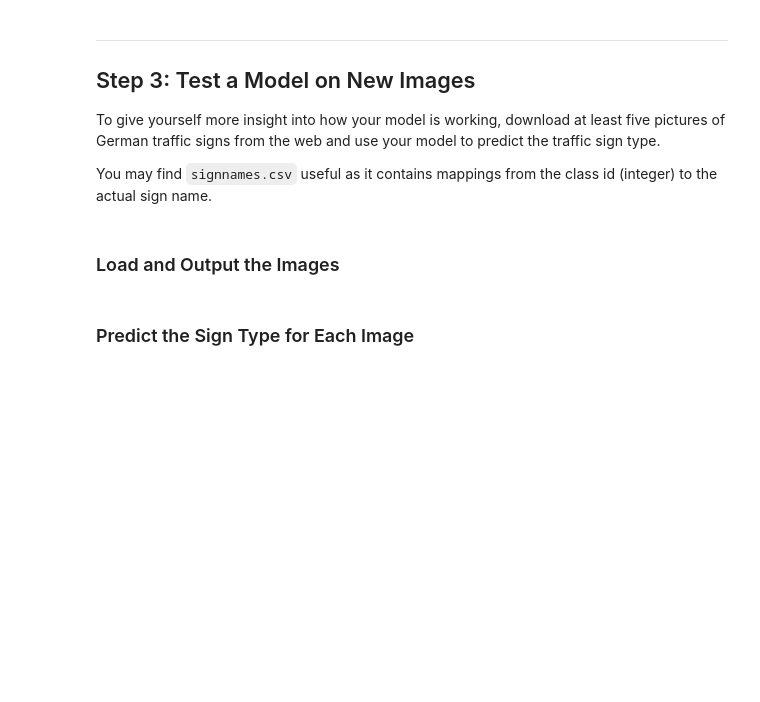
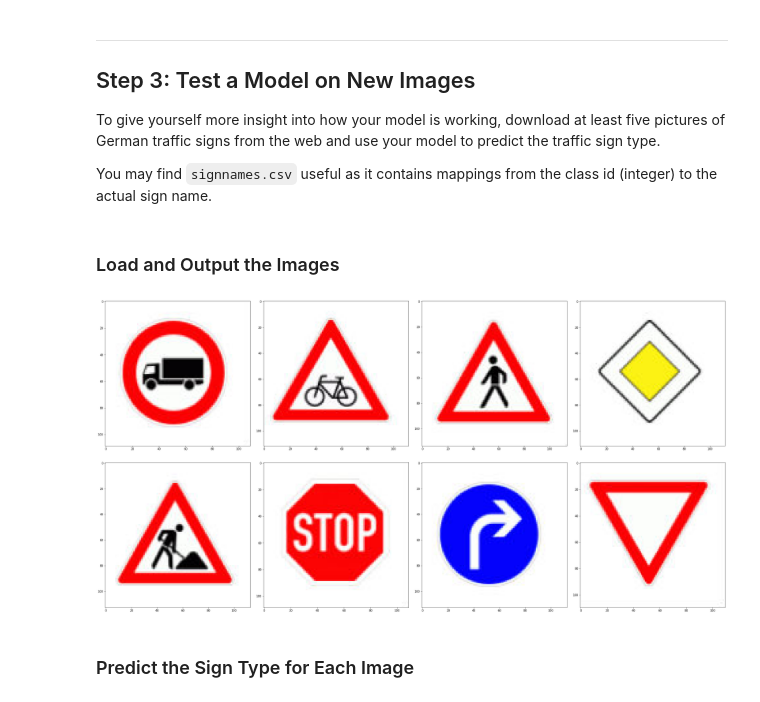
Before and after one commit to zhanwenchen/CarND-Traffic-Sign-Classifier-Project, a Jupyter notebook: Traffic_Sign_Classifier.ipynb, the cells around one changed output. Saved outputs shown, nothing was run; the diff lists cells and outputs as text; code cells hidden in the pictures; blank space fills up the shorter version.

```diff
--- a/Traffic_Sign_Classifier.ipynb
+++ b/Traffic_Sign_Classifier.ipynb
@@ -396,2 +425,24 @@ You may find `signnames.csv` useful as it contains mappings from the class id (i
+# %%
+### Load the images and plot them here.
+### Feel free to use as many code cells as needed.
+import matplotlib.pyplot as plt
+import matplotlib.image as mpimg
+%matplotlib inline
+
+image_dirname = 'internet_images'
+
+import os
+
+fig = plt.figure(figsize=(32,32), tight_layout={'h_pad':4})
+i = 0
+for file in os.listdir(image_dirname):
+    if '.jpg' in file:
+        ax = fig.add_subplot(4,4,i+1)
+        img = mpimg.imread(os.path.join(image_dirname, file))
+        ax.imshow(img)
+        i+=1
+plt.show()
+# %% [output]
+[figure, added]
 # %% [markdown]
 ### Predict the Sign Type for Each Image
```
Also changed, not shown: parts of 7 cells of this notebook, 9 other files.
